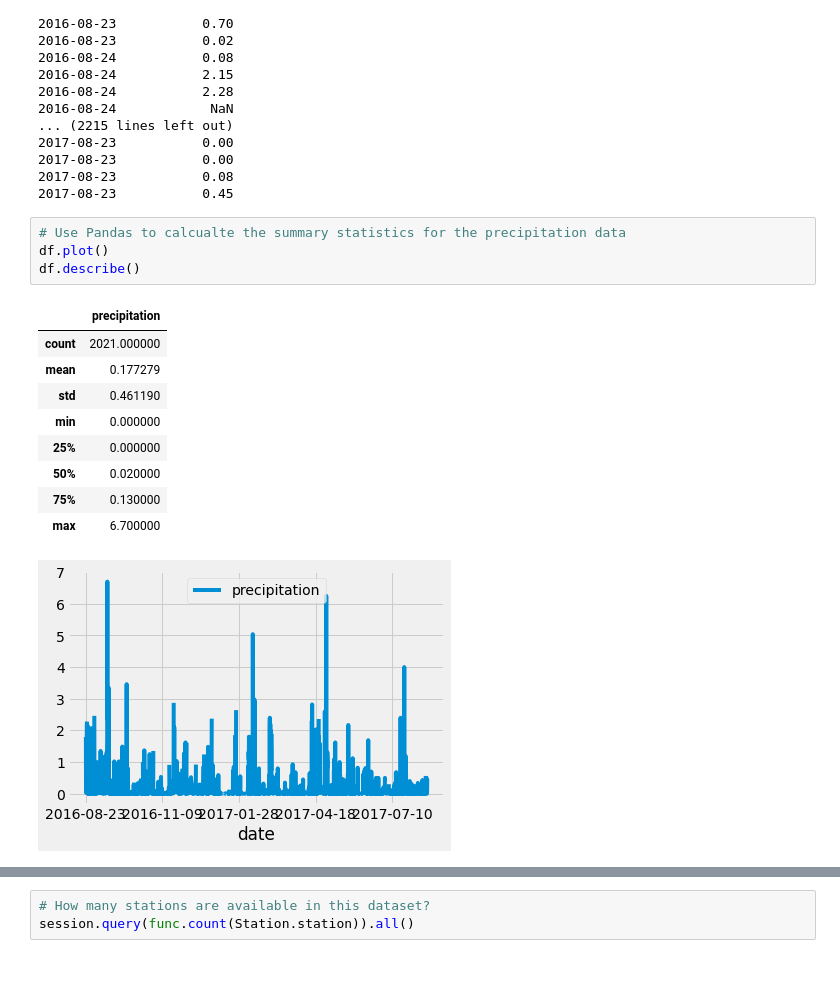
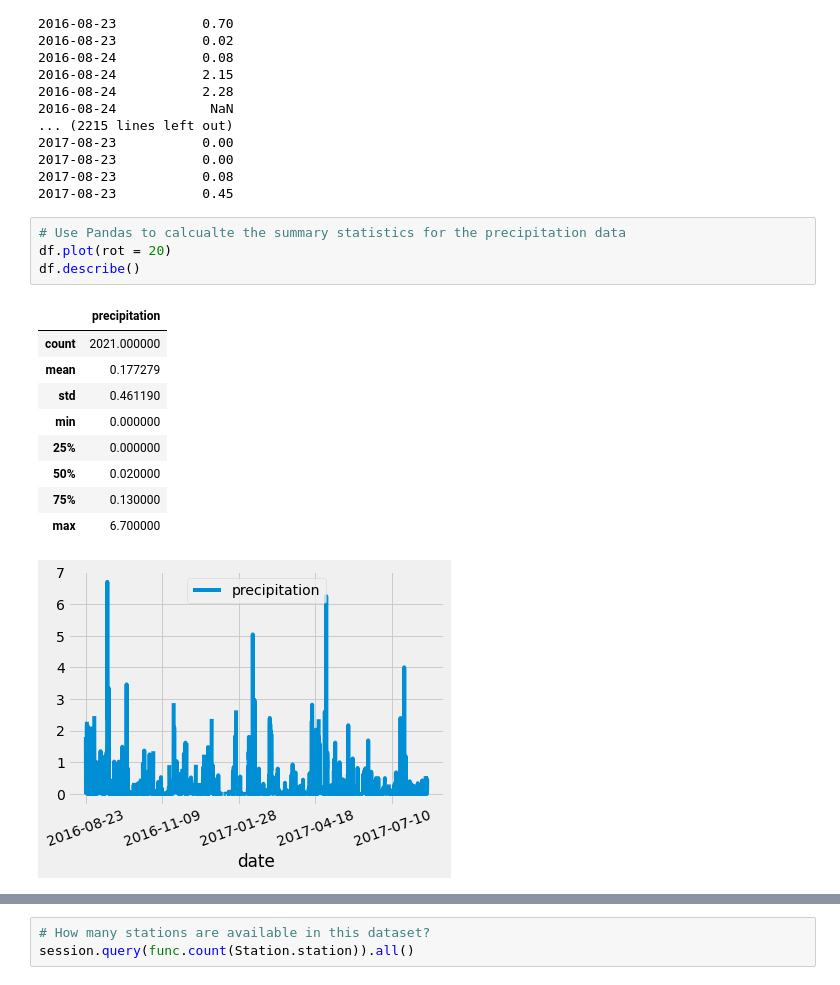
Before and after one commit to j-hendricks/surfs_up, a Jupyter notebook: climate_analysis.ipynb, the cells around one changed output, grey strips where cells are left out. Cells and saved outputs as stored; diff of their text form.

```diff
--- a/climate_analysis.ipynb
+++ b/climate_analysis.ipynb
@@ -77,16 +77,16 @@ print(df.to_string(index=False))
 2017-08-23           0.45
 # %%
 # Use Pandas to calcualte the summary statistics for the precipitation data
-df.plot()
+df.plot(rot = 20)
 df.describe()
 # %% [output]
 |  | precipitation |
 | count | 2021.000000 |
 | mean | 0.177279 |
 | std | 0.461190 |
 | min | 0.000000 |
 | 25% | 0.000000 |
 | 50% | 0.020000 |
 | 75% | 0.130000 |
 | max | 6.700000 |
-[figure, old version]
+[figure, new version]
```
Also changed, not shown: parts of 3 cells of this notebook, 3 other files.
